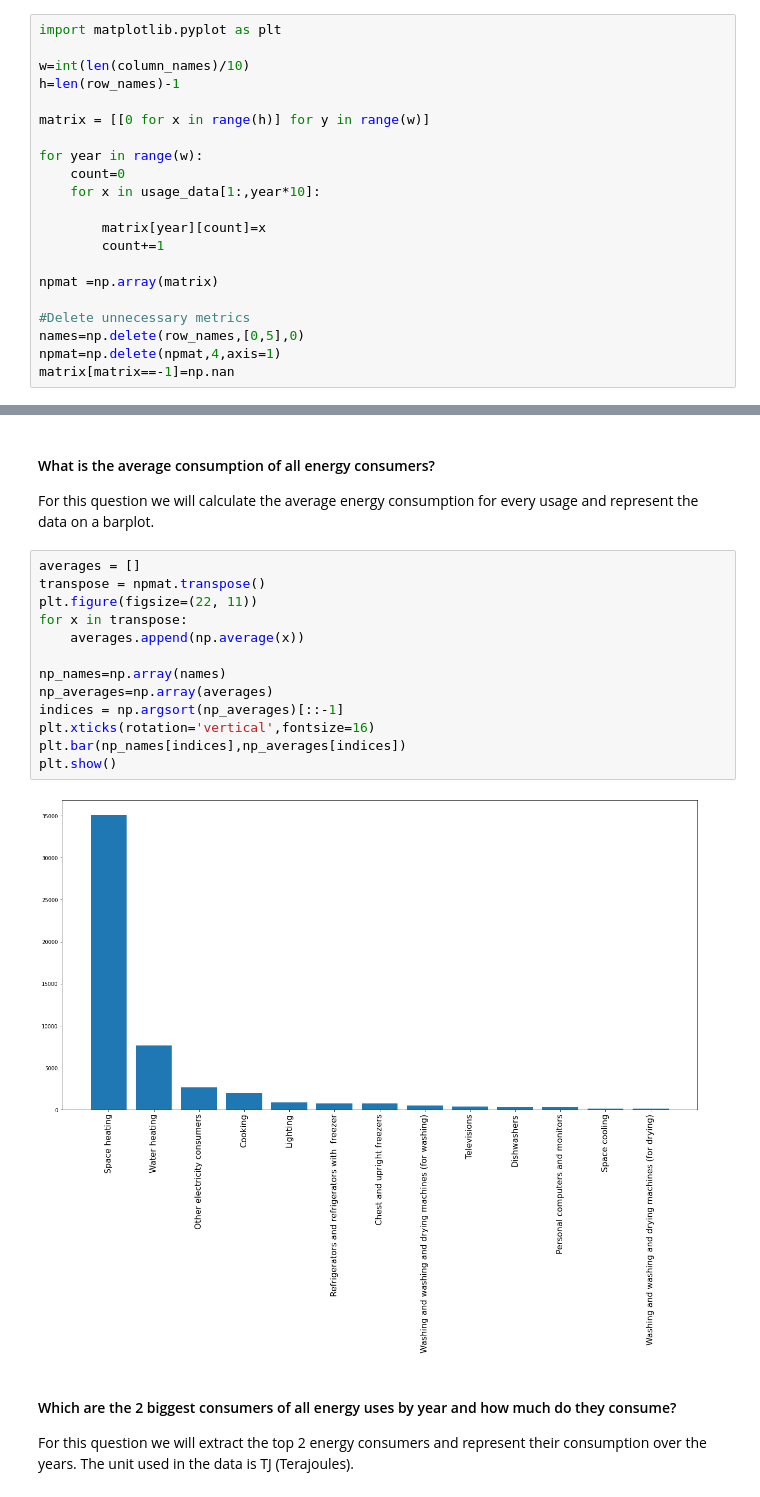
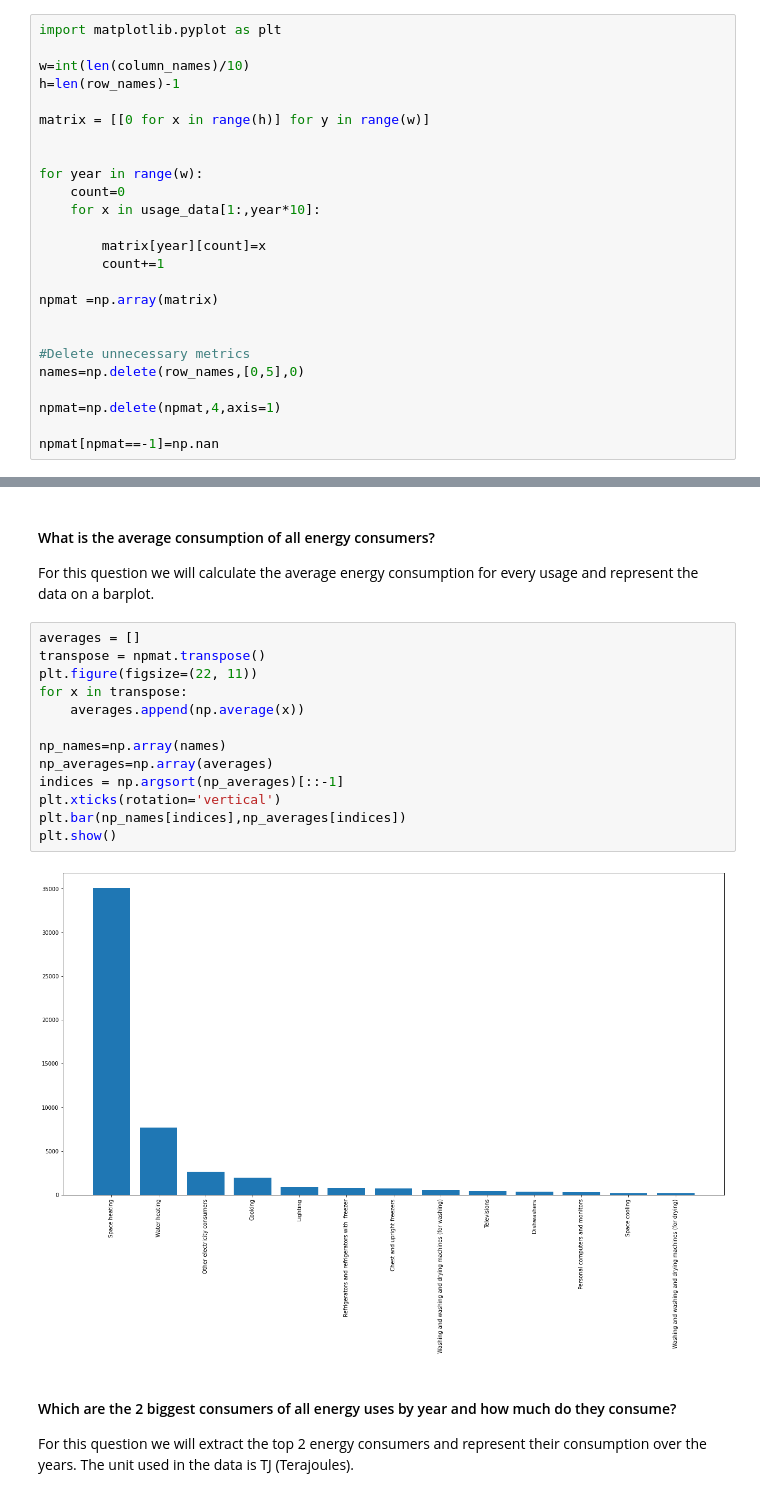
Before and after one commit to TilenBerlak/Data-mining-project, a Jupyter notebook: Projekt/Projekt.ipynb, the cells around one changed output, grey strips where cells are left out. Cells and saved outputs as stored; diff of their text form.

```diff
--- a/Projekt/Projekt.ipynb
+++ b/Projekt/Projekt.ipynb
@@ -32,6 +29,7 @@ w=int(len(column_names)/10)
 h=len(row_names)-1
 
 matrix = [[0 for x in range(h)] for y in range(w)]
+
 
 for year in range(w):
     count=0
@@ -42,7 +40,10 @@ for year in range(w):
 
 npmat =np.array(matrix)
 
+
 #Delete unnecessary metrics
 names=np.delete(row_names,[0,5],0)
+
 npmat=np.delete(npmat,4,axis=1)
-matrix[matrix==-1]=np.nan
+
+npmat[npmat==-1]=np.nan
@@ -52,18 +74,18 @@ For this question we will calculate the average energy consumption for every usa
 # %%
 averages = []
 transpose = npmat.transpose()
 plt.figure(figsize=(22, 11))
 for x in transpose:
     averages.append(np.average(x))
 
 np_names=np.array(names)
 np_averages=np.array(averages)
 indices = np.argsort(np_averages)[::-1]
-plt.xticks(rotation='vertical',fontsize=16)
+plt.xticks(rotation='vertical')
 plt.bar(np_names[indices],np_averages[indices])
 plt.show()
 # %% [output]
-[figure, old version]
+[figure, new version]
 # %% [markdown]
 
 #### Which are the 2 biggest consumers of all energy uses by year and how much do they consume?
```
Also changed, not shown: parts of 7 cells of this notebook.
